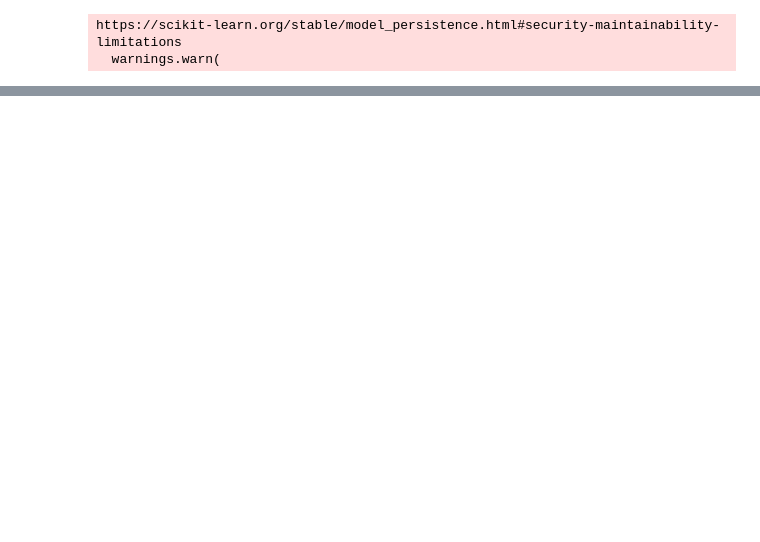
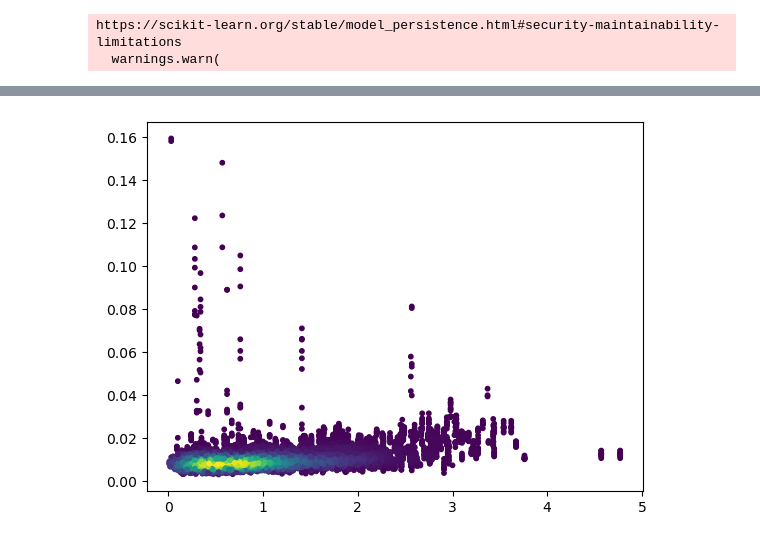
Before and after one commit to SEE-GEO/sarssw, a Jupyter notebook: sar_survey/azimith_cutoff_extraction.ipynb, the cells around one changed output, grey strips where cells are left out. Cells and saved outputs as stored; diff of their text form; code cells hidden in the pictures; blank space fills up the shorter version.

```diff
--- a/sar_survey/azimith_cutoff_extraction.ipynb
+++ b/sar_survey/azimith_cutoff_extraction.ipynb
@@ -274,0 +315,15 @@ hom_df[hom_df.pol == 'VV'].corr()
+# %%
+a = hom_df[hom_df.pol == 'VH']
+a = a.dropna()
+x = a.preliminary_value
+y = a.acw_median
+
+# Calculate the point density
+xy = np.vstack([x,y])
+z = gaussian_kde(xy)(xy)
+
+fig, ax = plt.subplots()
+ax.scatter(x, y, c=z, s=10)
+plt.show()
+# %% [output]
+[figure, added]
```
Also changed, not shown: parts of 20 cells of this notebook, 1 other file.
